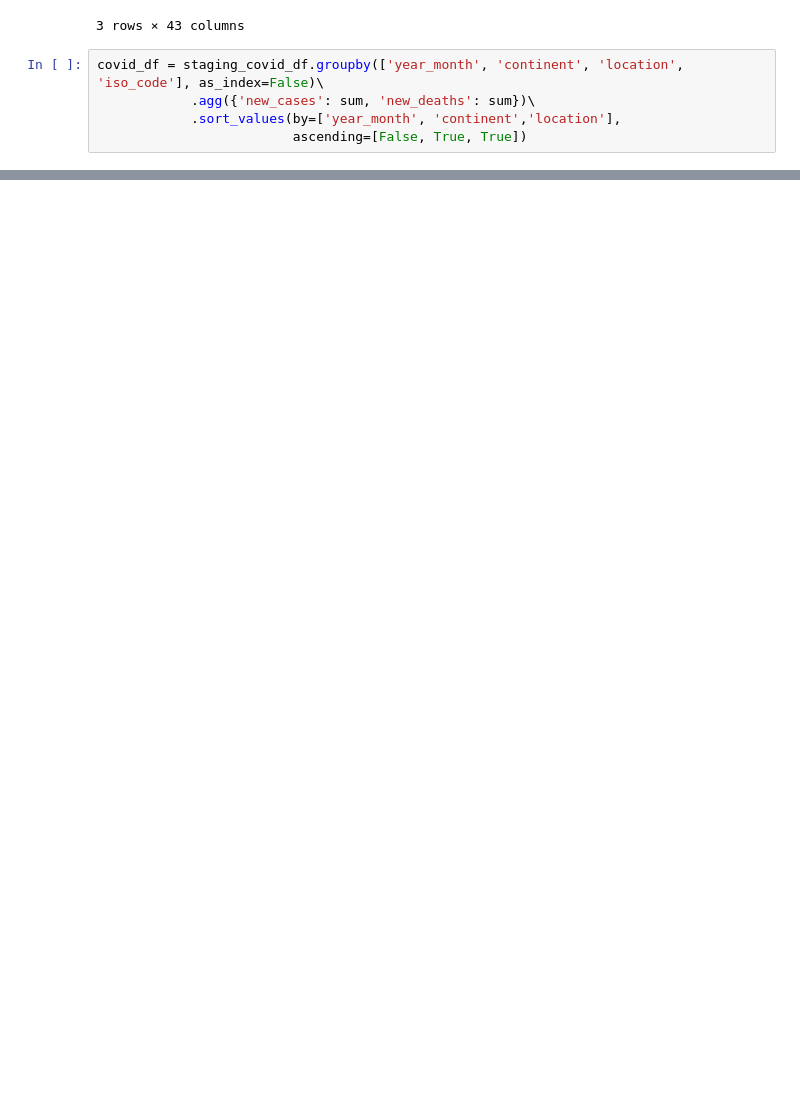
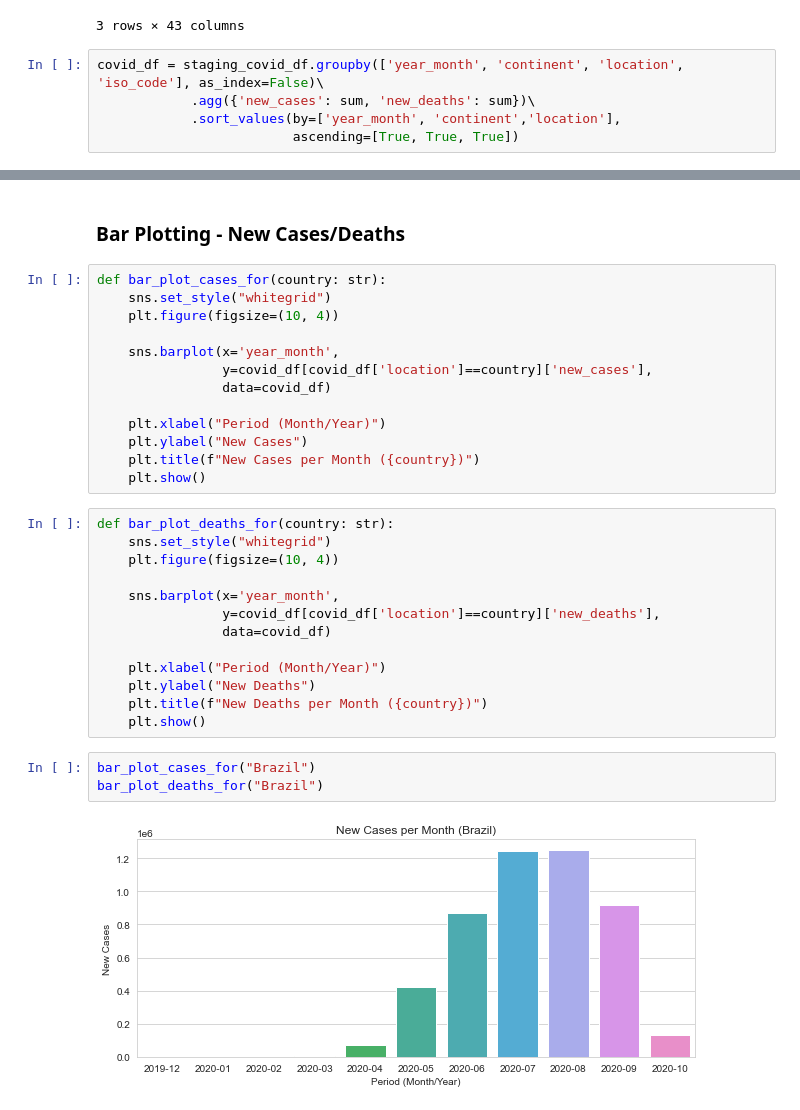
Before and after one commit to iobruno/kaggle-data-vis, a Jupyter notebook: notebooks/covid-19_analysis.ipynb, the cells around one changed output, grey strips where cells are left out. Cells and saved outputs as stored; diff of their text form; blank space fills up the shorter version.

Commit message:
covid-19 analysis update

```diff
--- a/notebooks/covid-19_analysis.ipynb
+++ b/notebooks/covid-19_analysis.ipynb
@@ -45,4 +45,4 @@ staging_covid_df.tail(3)
 covid_df = staging_covid_df.groupby(['year_month', 'continent', 'location', 'iso_code'], as_index=False)\
             .agg({'new_cases': sum, 'new_deaths': sum})\
             .sort_values(by=['year_month', 'continent','location'],
-                         ascending=[False, True, True])
+                         ascending=[True, True, True])
@@ -48,0 +56,33 @@ covid_df = staging_covid_df.groupby(['year_month', 'continent', 'location', 'iso
+# %% [markdown]
+### Bar Plotting - New Cases/Deaths
+# %%
+def bar_plot_cases_for(country: str):
+    sns.set_style("whitegrid")
+    plt.figure(figsize=(10, 4))
+
+    sns.barplot(x='year_month',
+                y=covid_df[covid_df['location']==country]['new_cases'],
+                data=covid_df)
+
+    plt.xlabel("Period (Month/Year)")
+    plt.ylabel("New Cases")
+    plt.title(f"New Cases per Month ({country})")
+    plt.show()
+# %%
+def bar_plot_deaths_for(country: str):
+    sns.set_style("whitegrid")
+    plt.figure(figsize=(10, 4))
+
+    sns.barplot(x='year_month',
+                y=covid_df[covid_df['location']==country]['new_deaths'],
+                data=covid_df)
+
+    plt.xlabel("Period (Month/Year)")
+    plt.ylabel("New Deaths")
+    plt.title(f"New Deaths per Month ({country})")
+    plt.show()
+# %%
+bar_plot_cases_for("Brazil")
+bar_plot_deaths_for("Brazil")
+# %% [output]
+[figure, added]
```
Also changed, not shown: parts of 9 cells of this notebook.
